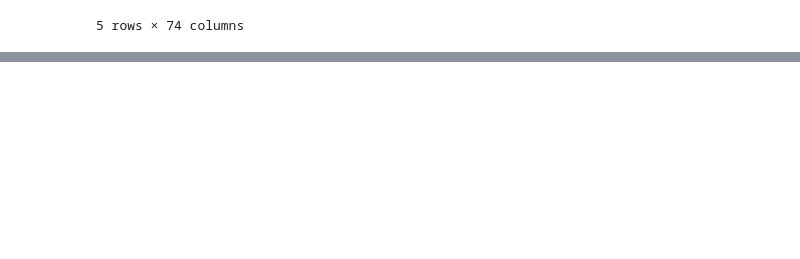
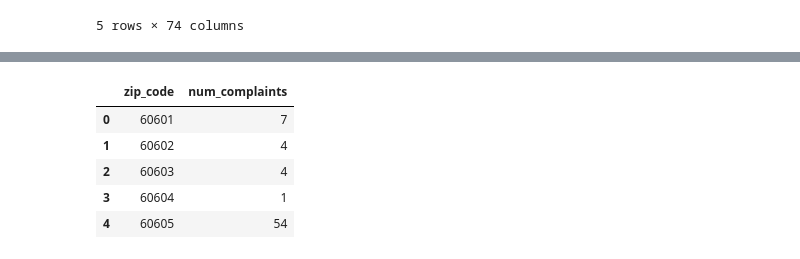
Before and after one commit to saguaroland1939/AirBnB-Analysis, a Jupyter notebook: Jonathan/Untitled.ipynb, the cells around one changed output, grey strips where cells are left out. Cells and saved outputs as stored; diff of their text form; code cells hidden in the pictures; blank space fills up the shorter version.

```diff
--- a/Jonathan/Untitled.ipynb
+++ b/Jonathan/Untitled.ipynb
@@ -74,0 +171,10 @@ print(len(zipcode))
+# %%
+complaints_df = pd.read_csv("../Veronica/Noise_complaint_counts_by_zip.csv")
+complaints_df.head()
+# %% [output]
+|  | zip_code | num_complaints |
+| 0 | 60601 | 7 |
+| 1 | 60602 | 4 |
+| 2 | 60603 | 4 |
+| 3 | 60604 | 1 |
+| 4 | 60605 | 54 |
```
Also changed, not shown: parts of 17 cells of this notebook, 1 other file.
